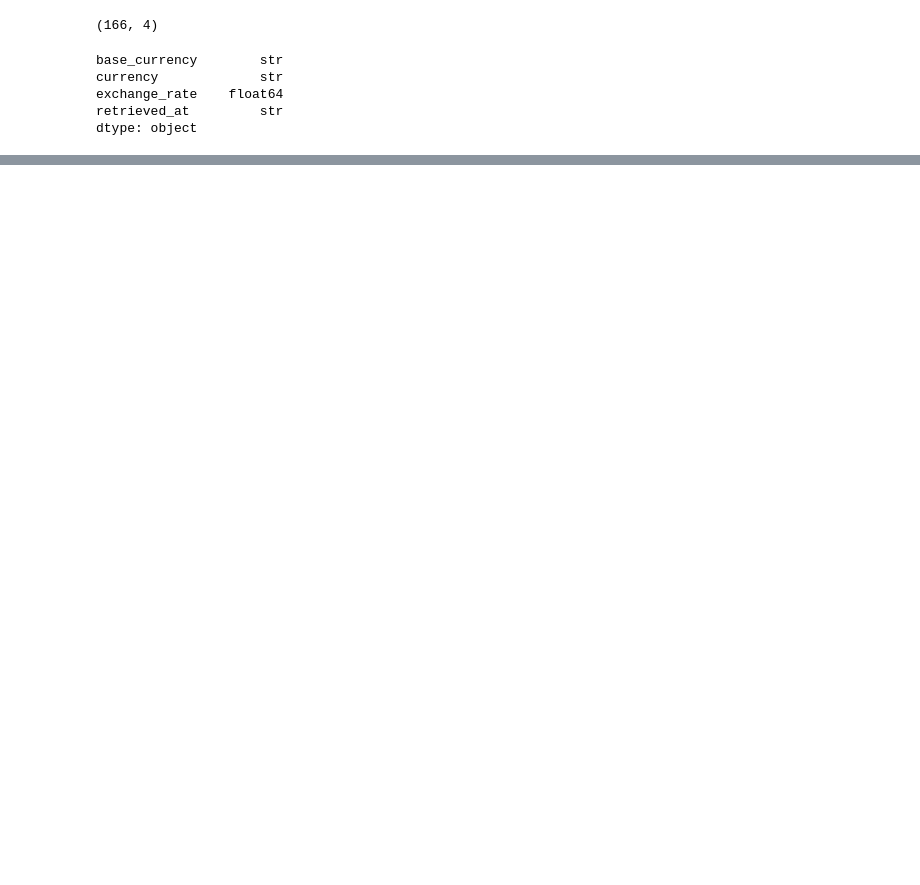
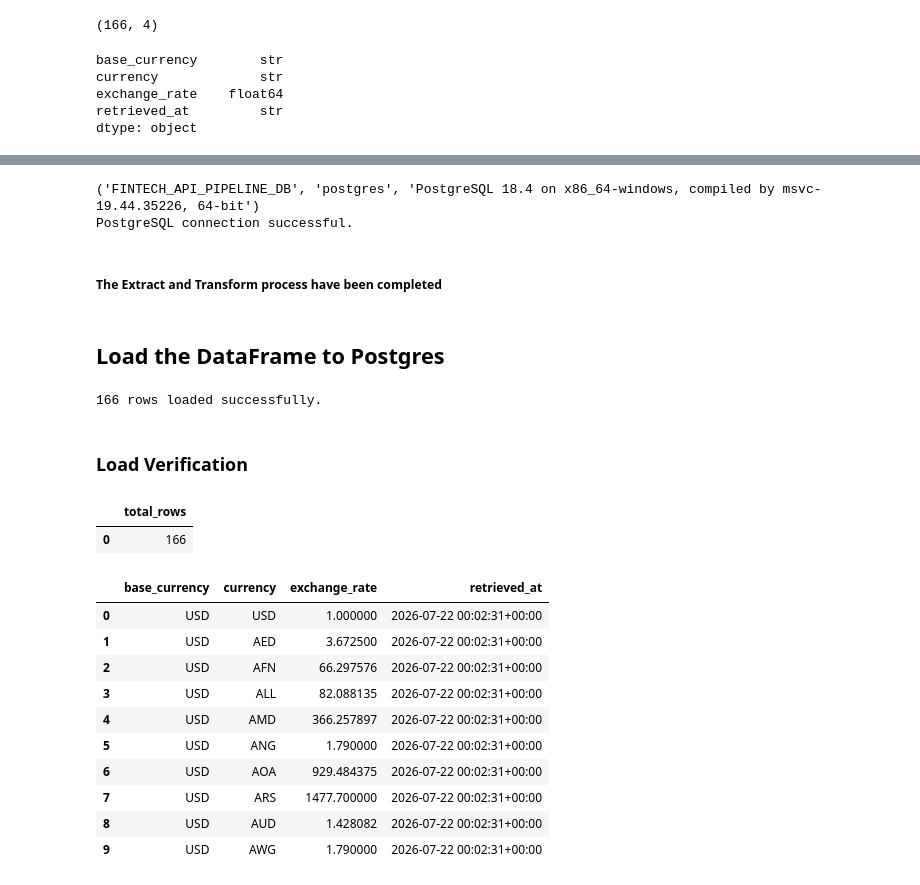
Before and after one commit to chinweubaudeh/Fintech_Api-Pipeline, a Jupyter notebook: notebooks/fintech_api_pipeline_project.ipynb, the cells around one changed output, grey strips where cells are left out. Cells and saved outputs as stored; diff of their text form; code cells hidden in the pictures; blank space fills up the shorter version.

```diff
--- a/notebooks/fintech_api_pipeline_project.ipynb
+++ b/notebooks/fintech_api_pipeline_project.ipynb
@@ -242,0 +473,74 @@ dtype: object
+# %%
+# Test the connection to PostgreSQL
+
+from sqlalchemy import text # Imports the function used to wrap a SQL statement.
+
+try:
+    with engine.connect() as conn: # 'engine.connect()' establishes the real PostgreSQL connection. 'with' ensures the connection is automatically closed afterward. 'conn' represents the active connection.
+
+        result = conn.execute(         # The SQL statement requests: the connected database; the authenticated PostgreSQL user; the PostgreSQL server version.
+            text("SELECT current_database(), current_user, version();")
+        )
+        print(result.fetchone()) # .fetchone() retrieves the first result row.
+
+    print("PostgreSQL connection successful.")
+
+except Exception as error: # Catches connection, authentication and SQL errors.
+    print("PostgreSQL connection failed:") # Provides a readable error message for debugging.
+    print(error)
+# %% [output]
+('FINTECH_API_PIPELINE_DB', 'postgres', 'PostgreSQL 18.4 on x86_64-windows, compiled by msvc-19.44.35226, 64-bit')
+PostgreSQL connection successful.
+# %% [markdown]
+##### The Extract and Transform process have been completed
+# %% [markdown]
+## Load the DataFrame to Postgres
+# %%
+# Load the transformed exchange-rate data into PostgreSQL
+rows_loaded = exchange_rates.to_sql( # 'exchange_rates.sql' Sends the DataFrame to a relational database through SQLAlchemy.
+    name="exchange_rates", # Creates a PostgreSQL table called exchange_rates
+    con=engine, # Tells Pandas which database engine to use.
+    if_exists="replace", # This line deletes existing exchange_rates table that already exists and create a new table and loads the current DataFrames into it. Alternatives are, if_exists="append" (adds new rows to the existing table) or if_exists="fail" (raises an error if the table already exists).
+    index=False # Prevents the Pandas row index from becoming a PostgreSQL column.
+)
+
+print(f"{rows_loaded} rows loaded successfully.")
+# %% [output]
+166 rows loaded successfully.
+# %% [markdown]
+### Load Verification
+# %%
+# Verify the load from python
+verification = pd.read_sql(  # Executes a SQL query and returns the result as a DataFrame.
+    """
+    SELECT COUNT(*) AS total_rows
+    FROM exchange_rates;
+    """,
+    con=engine  # Executes the query through your PostgreSQL engine.
+)
+
+verification
+# %% [output]
+|  | total_rows |
+| 0 | 166 |
+# %%
+pd.read_sql(
+    """
+    SELECT *
+    FROM exchange_rates
+    LIMIT 10;
+    """,
+    con=engine
+)
+# %% [output]
+|  | base_currency | currency | exchange_rate | retrieved_at |
+| 0 | USD | USD | 1.000000 | 2026-07-22 00:02:31+00:00 |
+| 1 | USD | AED | 3.672500 | 2026-07-22 00:02:31+00:00 |
+| 2 | USD | AFN | 66.297576 | 2026-07-22 00:02:31+00:00 |
+| 3 | USD | ALL | 82.088135 | 2026-07-22 00:02:31+00:00 |
+| 4 | USD | AMD | 366.257897 | 2026-07-22 00:02:31+00:00 |
+| 5 | USD | ANG | 1.790000 | 2026-07-22 00:02:31+00:00 |
+| 6 | USD | AOA | 929.484375 | 2026-07-22 00:02:31+00:00 |
+| 7 | USD | ARS | 1477.700000 | 2026-07-22 00:02:31+00:00 |
+| 8 | USD | AUD | 1.428082 | 2026-07-22 00:02:31+00:00 |
+| 9 | USD | AWG | 1.790000 | 2026-07-22 00:02:31+00:00 |
```
Also changed, not shown: parts of 37 cells of this notebook, 3 other files.
